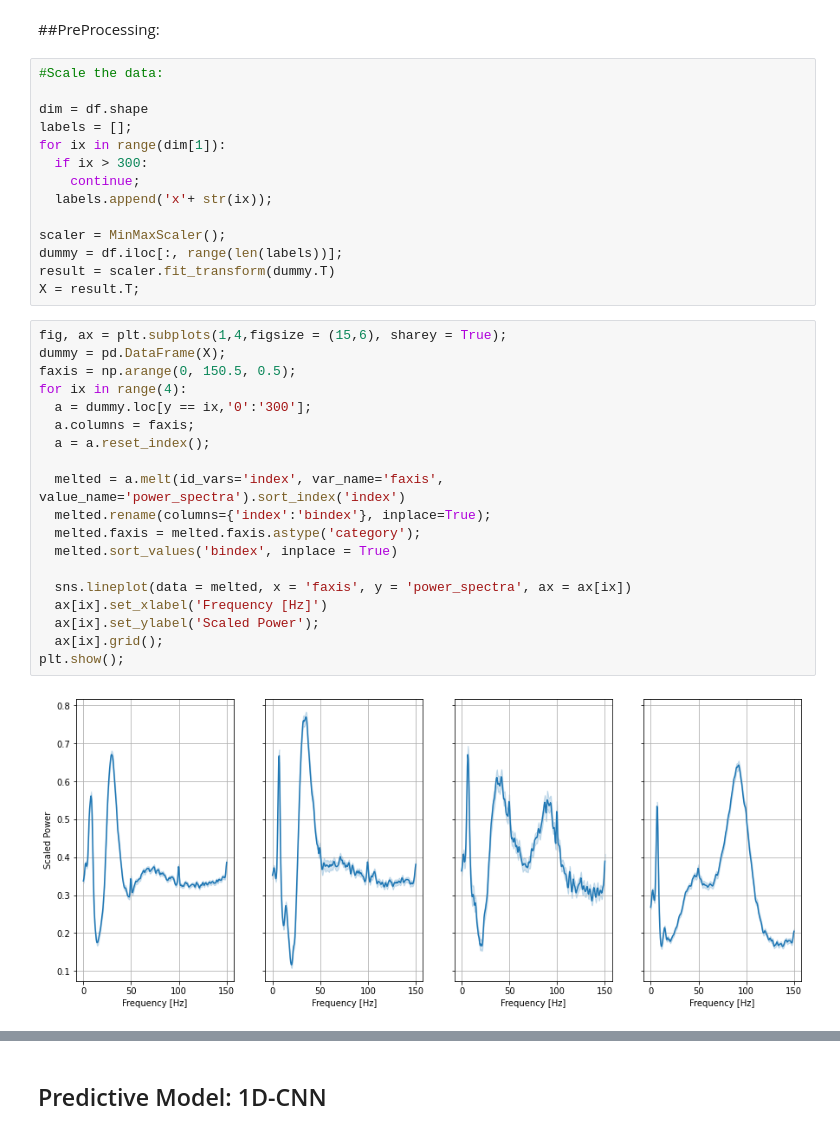
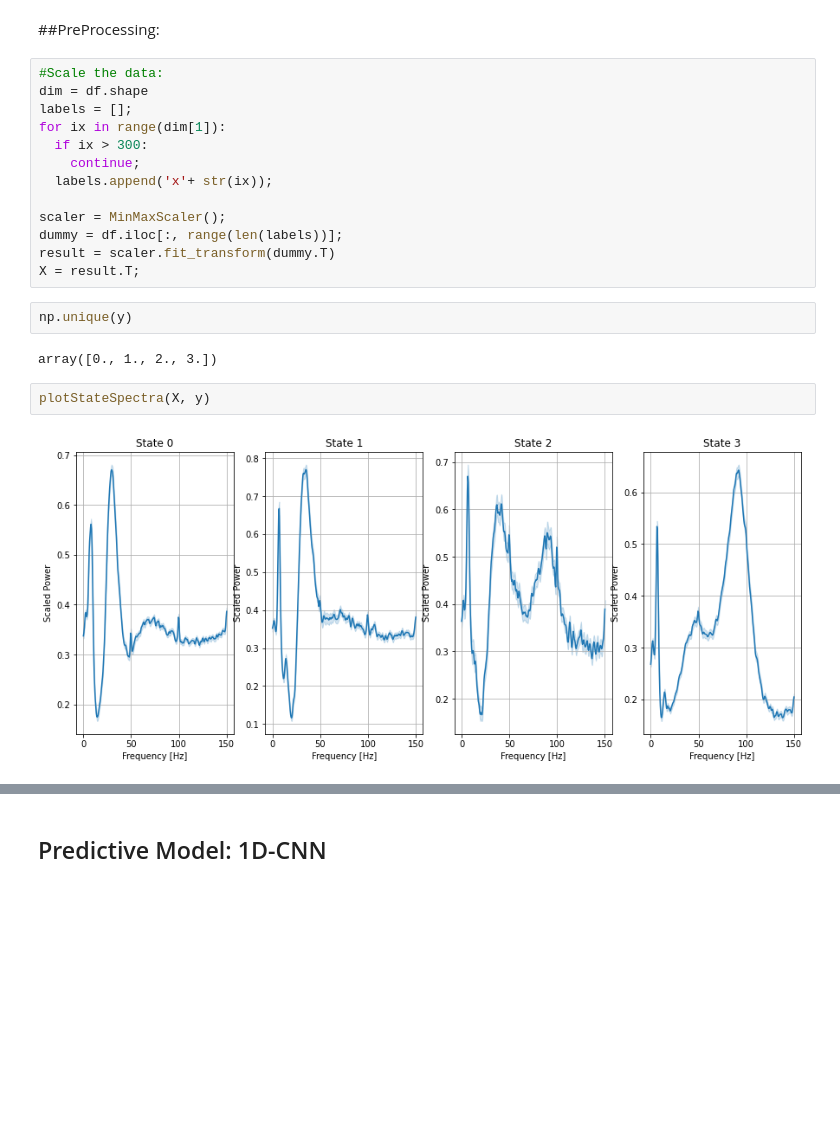
Before and after one commit to Barryjuait/Barryjuait, a Jupyter notebook: Dysk_MLP.ipynb, the cells around one changed output, grey strips where cells are left out. Drawn from its saved outputs; the diff is of its cells as text; blank space fills up the shorter version.

```diff
--- a/Dysk_MLP.ipynb
+++ b/Dysk_MLP.ipynb
@@ -124,7 +125,6 @@ plt.show();
 ##PreProcessing:
 # %%
 #Scale the data:
-
 dim = df.shape
 labels = [];
 for ix in range(dim[1]):
@@ -136,27 +136,14 @@ scaler = MinMaxScaler();
 dummy = df.iloc[:, range(len(labels))];
 result = scaler.fit_transform(dummy.T)
 X = result.T;
-# %%
-fig, ax = plt.subplots(1,4,figsize = (15,6), sharey = True);
-dummy = pd.DataFrame(X);
-faxis = np.arange(0, 150.5, 0.5);
-for ix in range(4):
-  a = dummy.loc[y == ix,'0':'300'];
-  a.columns = faxis;
-  a = a.reset_index();
-
-  melted = a.melt(id_vars='index', var_name='faxis', value_name='power_spectra').sort_index('index')
-  melted.rename(columns={'index':'bindex'}, inplace=True);
-  melted.faxis = melted.faxis.astype('category');
-  melted.sort_values('bindex', inplace = True)
-
-  sns.lineplot(data = melted, x = 'faxis', y = 'power_spectra', ax = ax[ix])
-  ax[ix].set_xlabel('Frequency [Hz]')
-  ax[ix].set_ylabel('Scaled Power');
-  ax[ix].grid();
-plt.show();
-# %% [output]
-[figure, removed]
+# %%
+np.unique(y)
+# %% [output]
+array([0., 1., 2., 3.])
+# %%
+plotStateSpectra(X, y)
+# %% [output]
+[figure, added]
 # %%
 #Check how does the data looks like:
 
```
Also changed, not shown: parts of 23 cells of this notebook.
